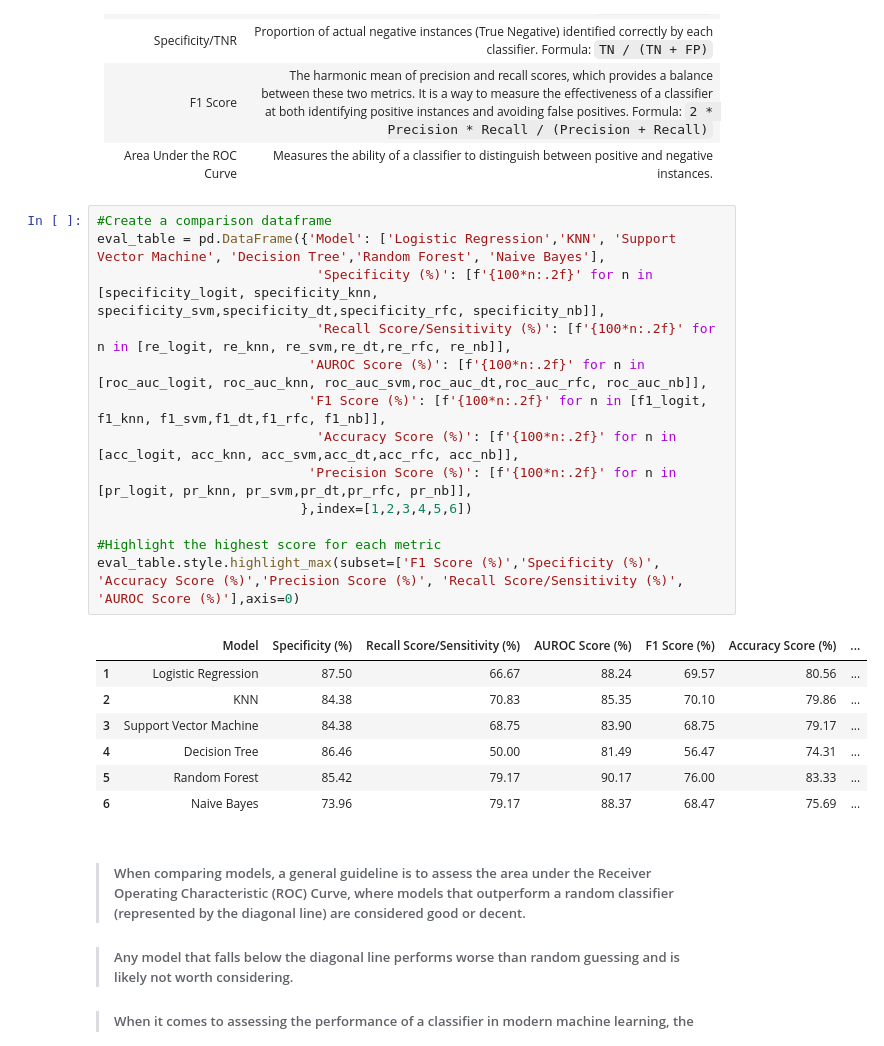
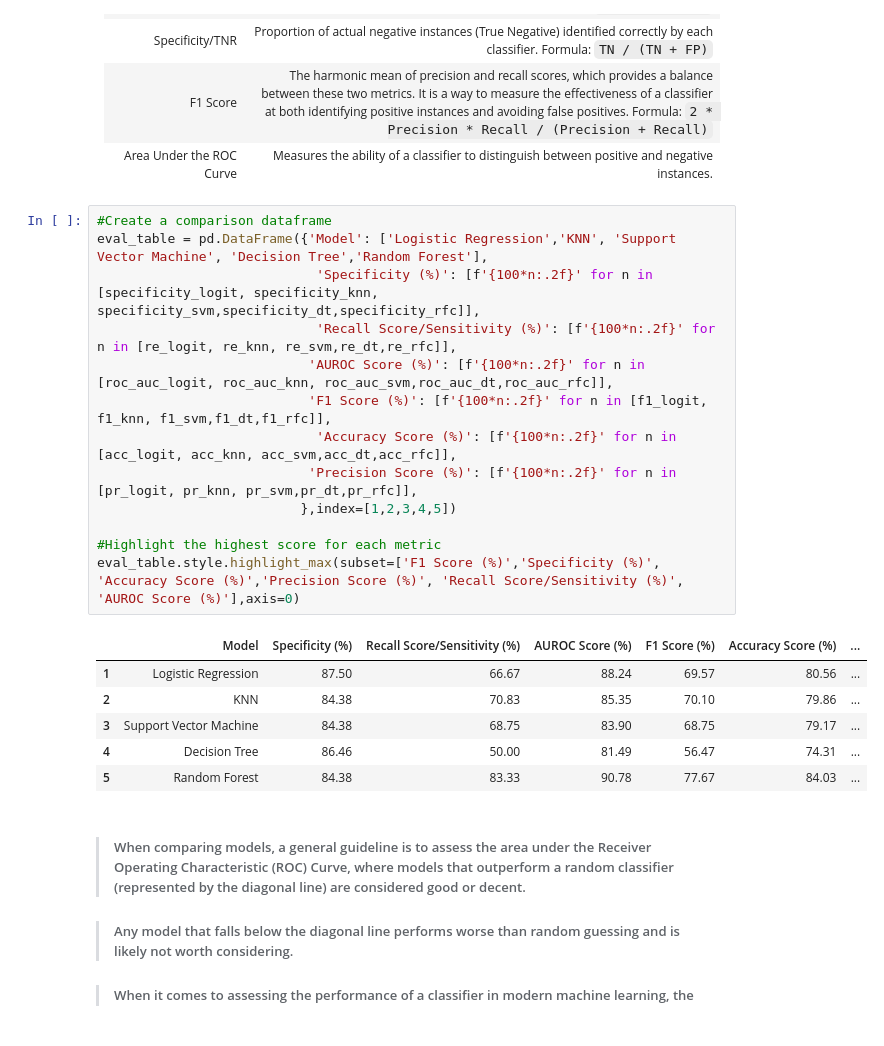
Before and after one commit to holufred/DiabetesPredictionProject, a Jupyter notebook: 2158452.ipynb, the cells around one changed output. Saved outputs shown, nothing was run; the diff lists cells and outputs as text.

```diff
--- a/2158452.ipynb
+++ b/2158452.ipynb
@@ -1095,25 +994,24 @@ plt.title('Receiver Operative Characteristic Curve for Naive Bayes Model');
 | Area Under the ROC Curve    | Measures the ability of a classifier to distinguish between positive and negative instances. |
 # %%
 #Create a comparison dataframe
-eval_table = pd.DataFrame({'Model': ['Logistic Regression','KNN', 'Support Vector Machine', 'Decision Tree','Random Forest', 'Naive Bayes'],
-                            'Specificity (%)': [f'{100*n:.2f}' for n in [specificity_logit, specificity_knn, specificity_svm,specificity_dt,specificity_rfc, specificity_nb]],
-                            'Recall Score/Sensitivity (%)': [f'{100*n:.2f}' for n in [re_logit, re_knn, re_svm,re_dt,re_rfc, re_nb]],
-                           'AUROC Score (%)': [f'{100*n:.2f}' for n in [roc_auc_logit, roc_auc_knn, roc_auc_svm,roc_auc_dt,roc_auc_rfc, roc_auc_nb]],
-                           'F1 Score (%)': [f'{100*n:.2f}' for n in [f1_logit, f1_knn, f1_svm,f1_dt,f1_rfc, f1_nb]],
-                            'Accuracy Score (%)': [f'{100*n:.2f}' for n in [acc_logit, acc_knn, acc_svm,acc_dt,acc_rfc, acc_nb]],
-                           'Precision Score (%)': [f'{100*n:.2f}' for n in [pr_logit, pr_knn, pr_svm,pr_dt,pr_rfc, pr_nb]],
-                          },index=[1,2,3,4,5,6])
+eval_table = pd.DataFrame({'Model': ['Logistic Regression','KNN', 'Support Vector Machine', 'Decision Tree','Random Forest'],
+                            'Specificity (%)': [f'{100*n:.2f}' for n in [specificity_logit, specificity_knn, specificity_svm,specificity_dt,specificity_rfc]],
+                            'Recall Score/Sensitivity (%)': [f'{100*n:.2f}' for n in [re_logit, re_knn, re_svm,re_dt,re_rfc]],
+                           'AUROC Score (%)': [f'{100*n:.2f}' for n in [roc_auc_logit, roc_auc_knn, roc_auc_svm,roc_auc_dt,roc_auc_rfc]],
+                           'F1 Score (%)': [f'{100*n:.2f}' for n in [f1_logit, f1_knn, f1_svm,f1_dt,f1_rfc]],
+                            'Accuracy Score (%)': [f'{100*n:.2f}' for n in [acc_logit, acc_knn, acc_svm,acc_dt,acc_rfc]],
+                           'Precision Score (%)': [f'{100*n:.2f}' for n in [pr_logit, pr_knn, pr_svm,pr_dt,pr_rfc]],
+                          },index=[1,2,3,4,5])
 
 #Highlight the highest score for each metric
 eval_table.style.highlight_max(subset=['F1 Score (%)','Specificity (%)', 'Accuracy Score (%)','Precision Score (%)', 'Recall Score/Sensitivity (%)', 'AUROC Score (%)'],axis=0)
 # %% [output]
 |  | Model | Specificity (%) | Recall Score/Sensitivity (%) | AUROC Score (%) | F1 Score (%) | Accuracy Score (%) | ... |
 | 1 | Logistic Regression | 87.50 | 66.67 | 88.24 | 69.57 | 80.56 | ... |
 | 2 | KNN | 84.38 | 70.83 | 85.35 | 70.10 | 79.86 | ... |
 | 3 | Support Vector Machine | 84.38 | 68.75 | 83.90 | 68.75 | 79.17 | ... |
 | 4 | Decision Tree | 86.46 | 50.00 | 81.49 | 56.47 | 74.31 | ... |
-| 5 | Random Forest | 85.42 | 79.17 | 90.17 | 76.00 | 83.33 | ... |
-| 6 | Naive Bayes | 73.96 | 79.17 | 88.37 | 68.47 | 75.69 | ... |
+| 5 | Random Forest | 84.38 | 83.33 | 90.78 | 77.67 | 84.03 | ... |
 # %% [markdown]
 >##### When comparing models, a general guideline is to assess the area under the Receiver Operating Characteristic (ROC) Curve, where models that outperform a random classifier (represented by the diagonal line) are considered good or decent.
 
```
Also changed, not shown: parts of 27 cells of this notebook, 2 other files.
